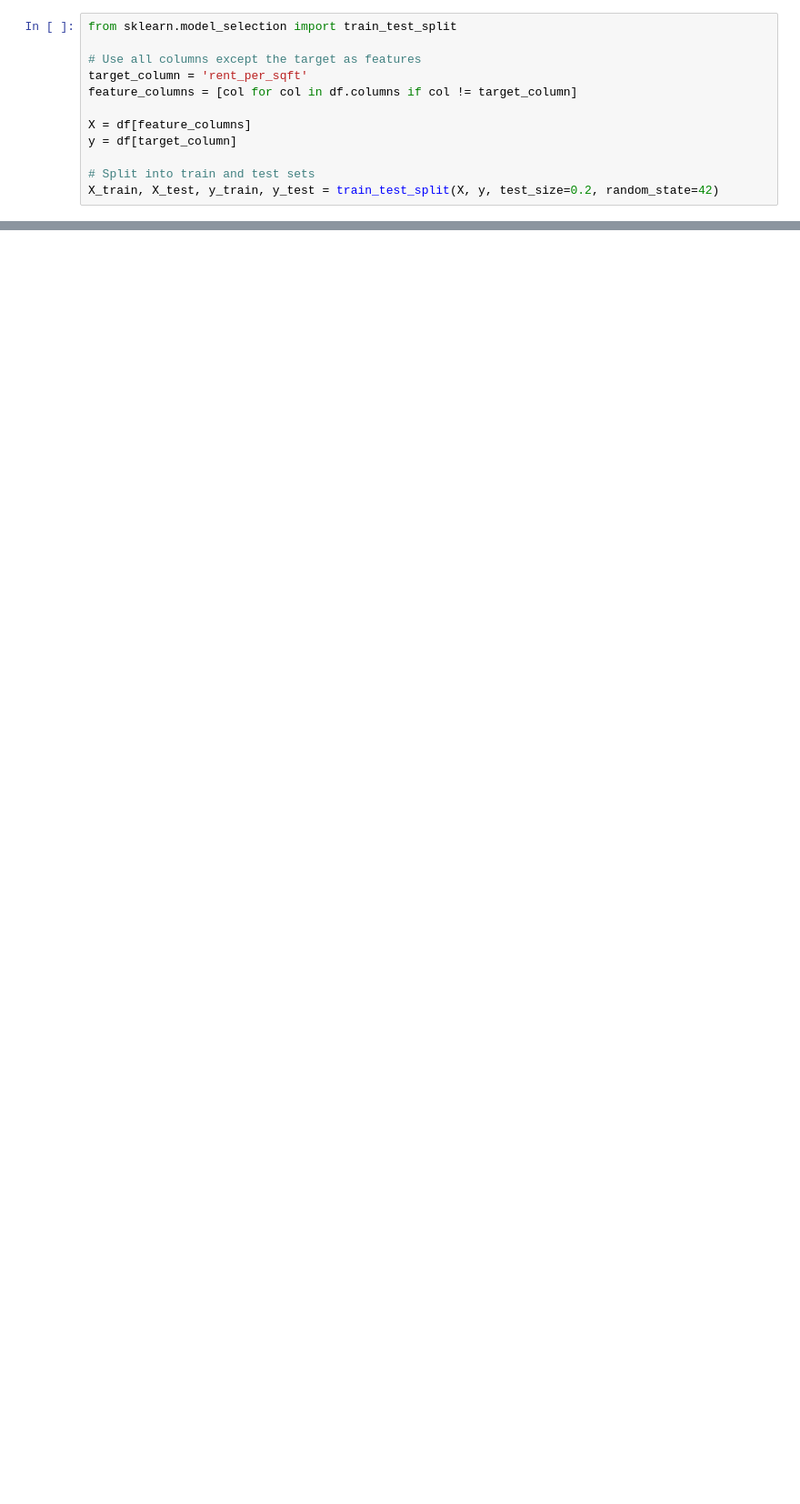
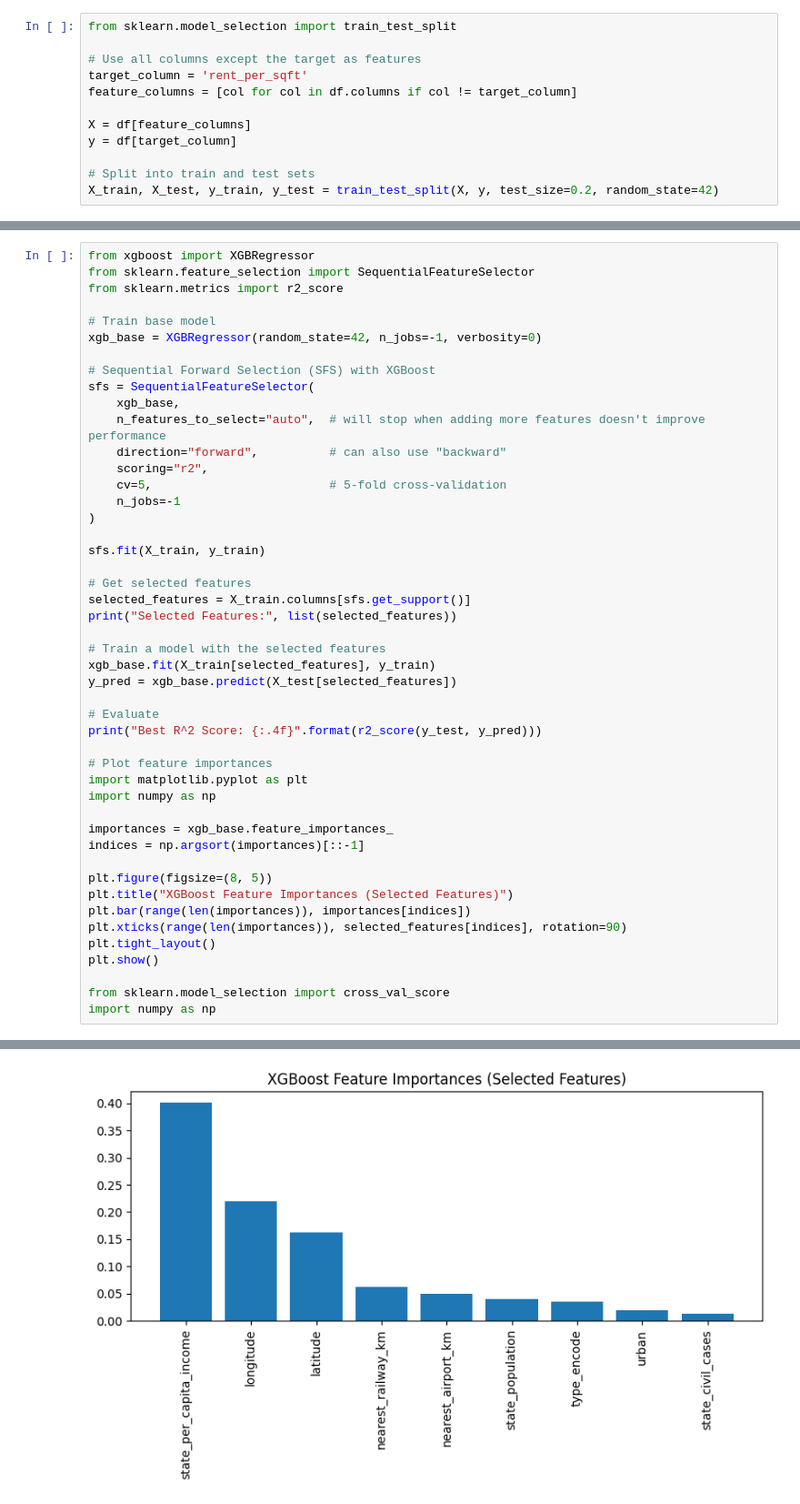
Before and after one commit to arupmahatha-dtdc/rentcast, a Jupyter notebook: model.ipynb, the cells around one changed output, grey strips where cells are left out. Shown at 91% size. Saved outputs shown, nothing was run; the diff lists cells and outputs as text; blank space fills up the shorter version.

```diff
--- a/model.ipynb
+++ b/model.ipynb
@@ -388,0 +423,48 @@ shap.summary_plot(shap_values, X_test, feature_names=X_train.columns)
+# %%
+from xgboost import XGBRegressor
+from sklearn.feature_selection import SequentialFeatureSelector
+from sklearn.metrics import r2_score
+
+# Train base model
+xgb_base = XGBRegressor(random_state=42, n_jobs=-1, verbosity=0)
+
+# Sequential Forward Selection (SFS) with XGBoost
+sfs = SequentialFeatureSelector(
+    xgb_base,
+    n_features_to_select="auto",  # will stop when adding more features doesn't improve performance
+    direction="forward",          # can also use "backward"
+    scoring="r2",
+    cv=5,                         # 5-fold cross-validation
+    n_jobs=-1
+)
+
+sfs.fit(X_train, y_train)
+
+# Get selected features
+selected_features = X_train.columns[sfs.get_support()]
+print("Selected Features:", list(selected_features))
+
+# Train a model with the selected features
+xgb_base.fit(X_train[selected_features], y_train)
+y_pred = xgb_base.predict(X_test[selected_features])
+
+# Evaluate
+print("Best R^2 Score: {:.4f}".format(r2_score(y_test, y_pred)))
+
+# Plot feature importances
+import matplotlib.pyplot as plt
+import numpy as np
+
+importances = xgb_base.feature_importances_
+indices = np.argsort(importances)[::-1]
+
+plt.figure(figsize=(8, 5))
+plt.title("XGBoost Feature Importances (Selected Features)")
+plt.bar(range(len(importances)), importances[indices])
+plt.xticks(range(len(importances)), selected_features[indices], rotation=90)
+plt.tight_layout()
+plt.show()
+
+from sklearn.model_selection import cross_val_score
+import numpy as np
+# %% [output]
@@ -388,0 +473 @@ shap.summary_plot(shap_values, X_test, feature_names=X_train.columns)
+[figure, added]
```
Also changed, not shown: parts of 15 cells of this notebook, 8 other files.
